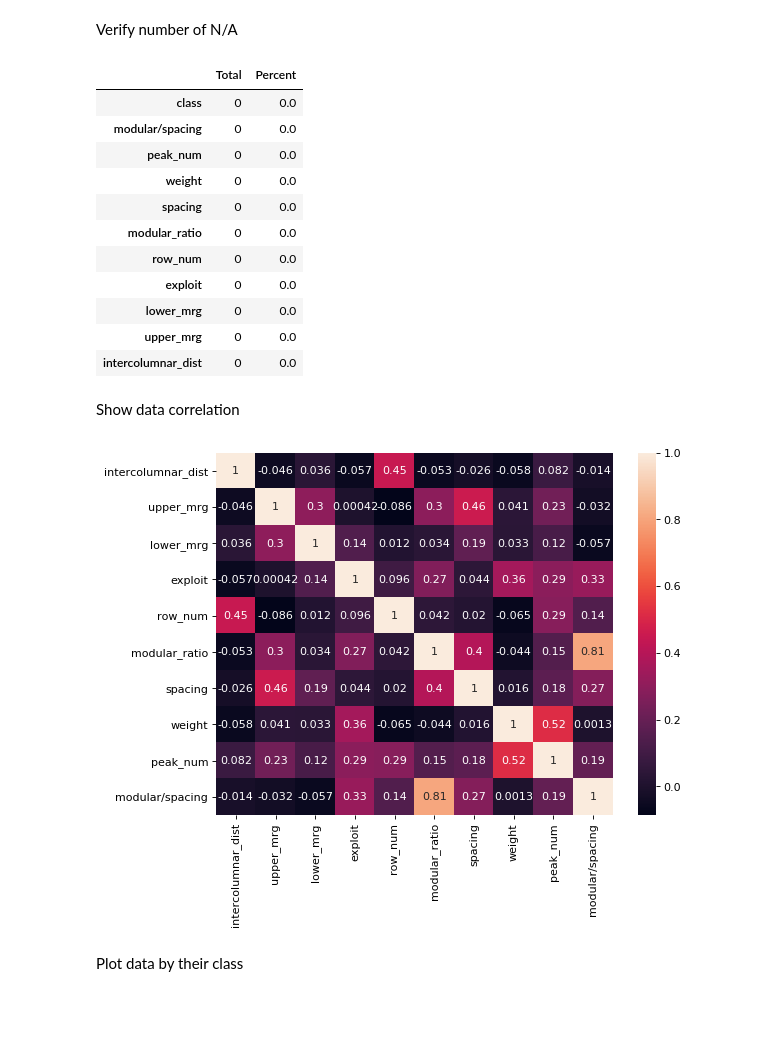
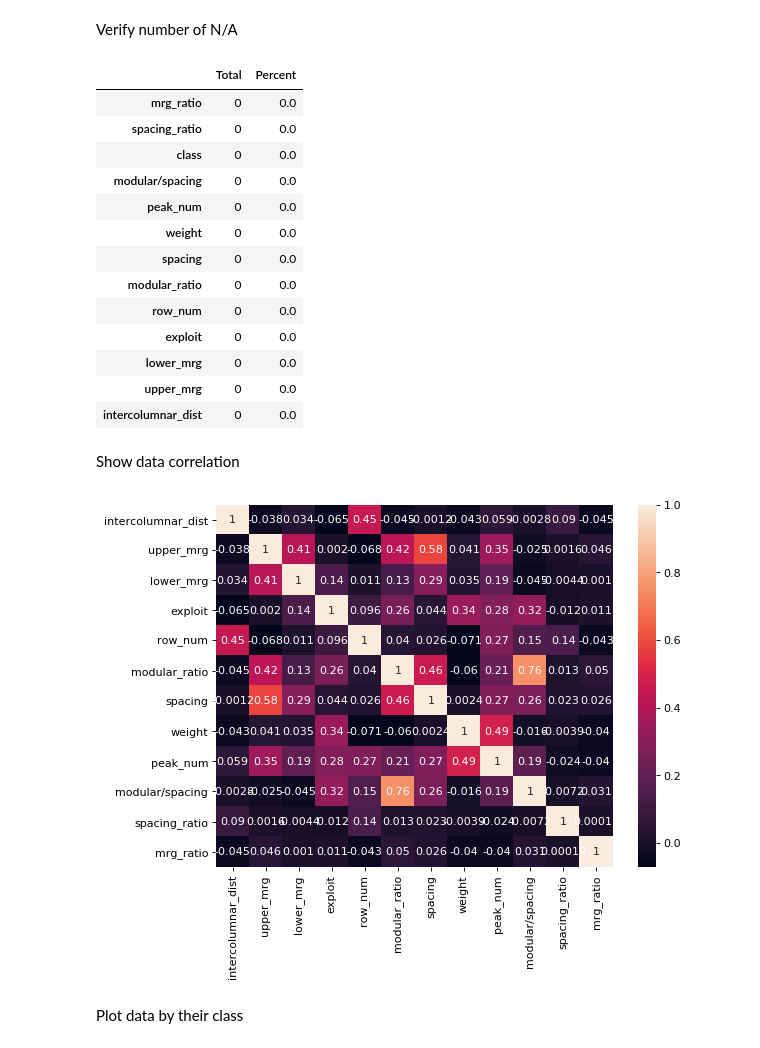
Before and after one commit to medartus/Avila-Analysis, a Jupyter notebook: notebook/Avila.ipynb, the cells around one changed output. Saved outputs shown, nothing was run; the diff lists cells and outputs as text; code cells hidden in the pictures; blank space fills up the shorter version.

```diff
--- a/notebook/Avila.ipynb
+++ b/notebook/Avila.ipynb
@@ -66,10 +66,9 @@ DATASET_COLUMNS = [
 path = "../datasets/"
 train = pd.read_csv(f"{path}avila-tr.txt", header=None)
 test = pd.read_csv(f"{path}avila-ts.txt", header=None)
-data = pd.concat([train,test])
 # %% [markdown]
 Rename Columns
 # %%
 namesDict = { index : value for index, value in enumerate(DATASET_COLUMNS) }
-data = data.rename(namesDict, axis='columns')
-data
+train = data.rename(namesDict, axis='columns')
+test = test.rename(namesDict, axis='columns')
@@ -117,3 +104,11 @@ Number of lines in the datasets : 20867 and number of lines after droping the du
+# %%
+def AddNewRatio(df):
+    df['spacing_ratio'] = df['intercolumnar_dist'] / (df['upper_mrg'] + df['lower_mrg'])
+    df['mrg_ratio'] = df['upper_mrg'] / df['lower_mrg']
+    return df
+# %%
+train = AddNewRatio(train)
+test = AddNewRatio(test)
 # %% [markdown]
 See the number of value for each class on each columns
 # %%
@@ -150,12 +145,14 @@ data.describe()
 # %% [markdown]
 Verify number of N/A
 # %%
-total = data.isnull().sum().sort_values(ascending=False)
-percent = (data.isnull().sum()/data.isnull().count()).sort_values(ascending=False)
+total = train.isnull().sum().sort_values(ascending=False)
+percent = (train.isnull().sum()/train.isnull().count()).sort_values(ascending=False)
 missing_data = pd.concat([total, percent], axis=1, keys=['Total', 'Percent'])
 missing_data
 # %% [output]
 |  | Total | Percent |
+| mrg_ratio | 0 | 0.0 |
+| spacing_ratio | 0 | 0.0 |
 | class | 0 | 0.0 |
 | modular/spacing | 0 | 0.0 |
 | peak_num | 0 | 0.0 |
@@ -171,11 +168,11 @@ missing_data
 Show data correlation
 # %%
 figure(num=None, figsize=(8, 6), dpi=80, facecolor='w', edgecolor='k')
-corrMatrix = data.corr()
+corrMatrix = train.corr()
 sns.heatmap(corrMatrix, annot=True)
 plt.show()
 # %% [output]
-[figure, old version]
+[figure, new version]
 # %% [markdown]
 Plot data by their class
 # %%
```
Also changed, not shown: parts of 18 cells of this notebook, 1 other file.
